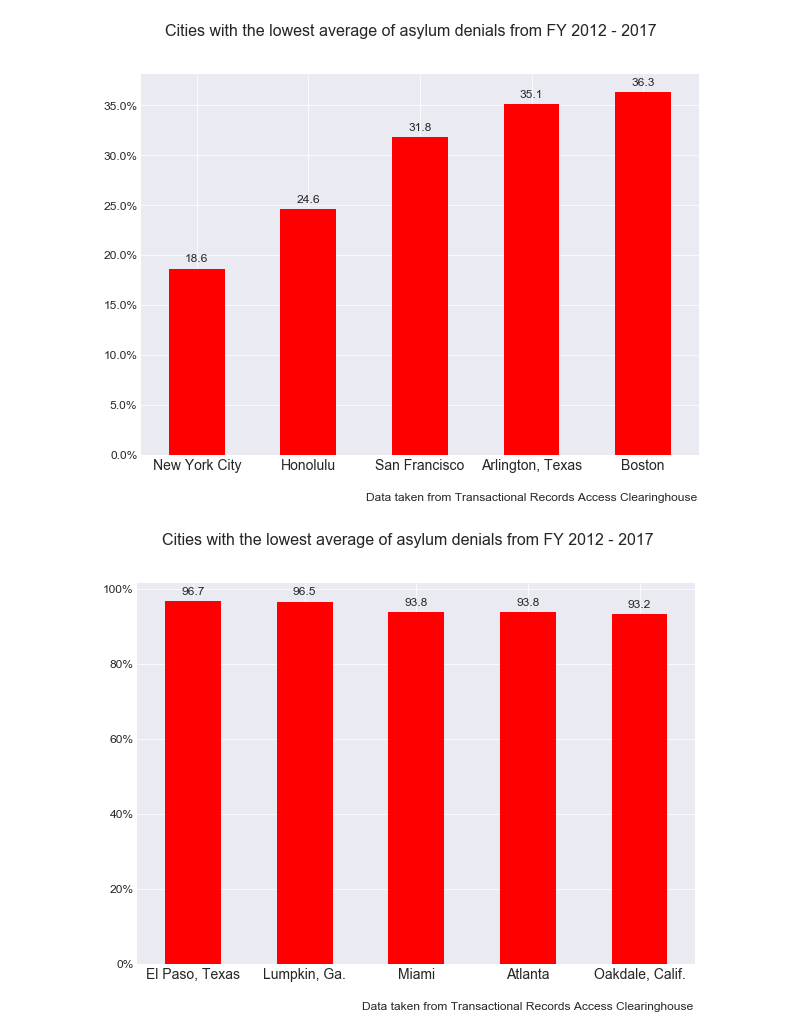
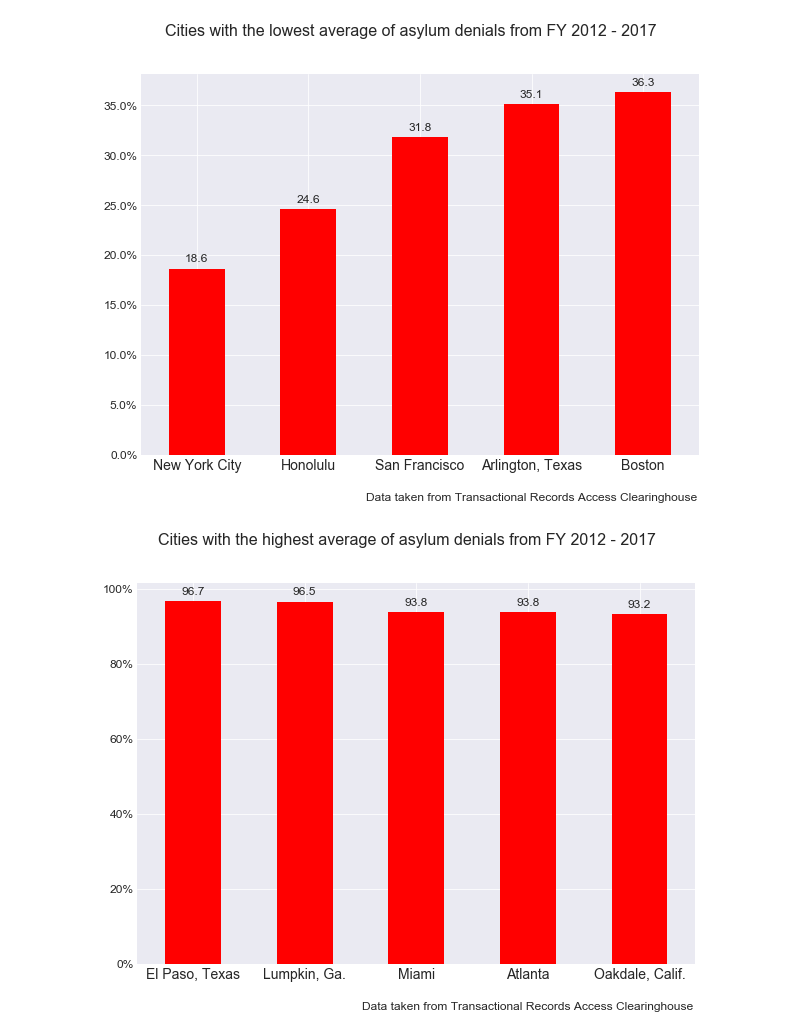
Before and after one commit to Borderzine/asylum_rate, a Jupyter notebook: asylum.ipynb, the cells around one changed output. Cells and saved outputs as stored; diff of their text form; code cells hidden in the pictures.

```diff
--- a/asylum.ipynb
+++ b/asylum.ipynb
@@ -173,28 +173,28 @@ plt.show()
 # %%
 ax = judges_city.sort_values(
     'AveByCt', ascending=False
 ).head(5).plot(y="AveByCt", kind="bar", figsize=(10,7),
                color='r', rot=0, fontsize=12, legend=False
 )
 #add annotations above bar graph
 for p in ax.patches: ax.annotate(
     np.round(p.get_height(),decimals=1
             ), (p.get_x()+p.get_width()/2., p.get_height()),
     ha='center', va='center', xytext=(0, 10), textcoords='offset points', fontsize=12)
 plt.xlabel(
     "Data taken from Transactional Records Access Clearinghouse", fontsize=12
 )#replaces bottom label with source
 #add percent sign
 ax.yaxis.set_major_formatter(PercentFormatter())
 
 # replace
 ax.xaxis.set_label_coords(.7, -0.1)
-plt.suptitle('Cities with the lowest average of asylum denials from FY 2012 - 2017', fontsize=16)
+plt.suptitle('Cities with the highest average of asylum denials from FY 2012 - 2017', fontsize=16)
 # Replace xlabels with just the city name
 plt.xticks(np.arange(5), ('El Paso, Texas', 'Lumpkin, Ga.', 'Miami', 'Atlanta', 'Oakdale, Calif.'), fontsize=14)
 #set grid style and print
 plt.style.use('seaborn-darkgrid')
 plt.savefig('./asylum_graph_lowest.png', bbbox_inches='tight') #save chart
 plt.show()
 # %% [output]
-[figure, old version]
+[figure, new version]
```
